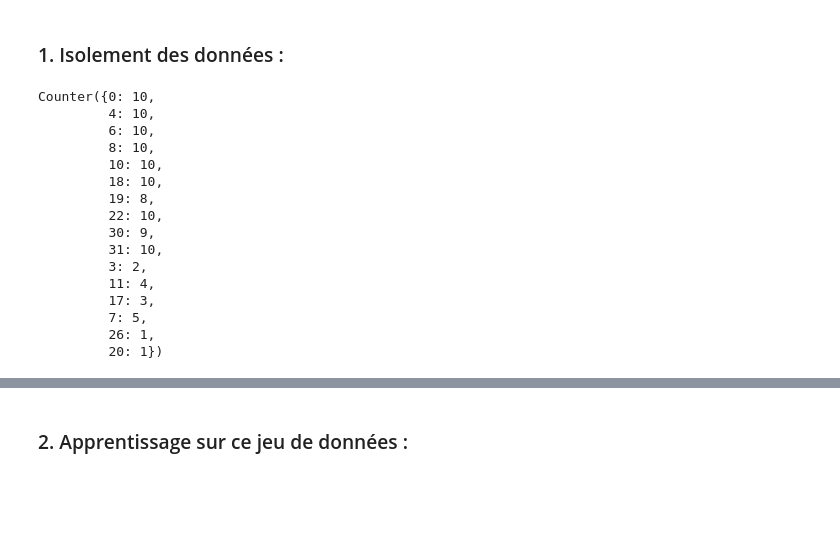
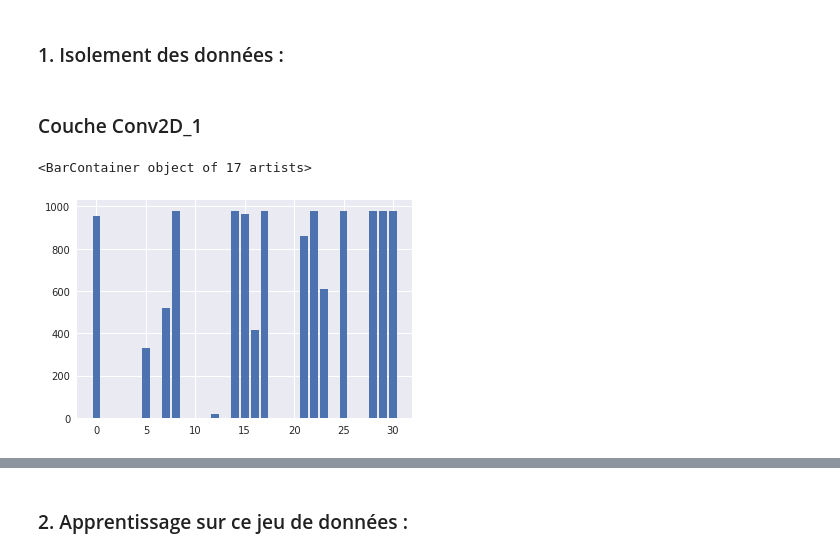
Before and after one commit to rgear/projet_BE, a Jupyter notebook: Mnist_intermediaire.ipynb, the cells around one changed output, grey strips where cells are left out. Cells and saved outputs as stored; diff of their text form; code cells hidden in the pictures; blank space fills up the shorter version.

```diff
--- a/Mnist_intermediaire.ipynb
+++ b/Mnist_intermediaire.ipynb
@@ -366,30 +366,32 @@ def Segregation_label_pd(data, label):
     data_isolated = np.array(data_isolated)
     index_isolated = np.array(index_isolated)
     return data_isolated,index_isolated
-# %%
-index_label = Segregation_label_pd(Dtest, 0)[1]
-A=[]
-imgs = Conv2D_1_imgs
-for i in index_label[:10]:
-    index_active_filter = selection_4(imgs[i,:,:,:])
-    A.extend(index_active_filter)
-# %%
-import collections
-collections.Counter(A)
-# %% [output]
-Counter({0: 10,
-         4: 10,
-         6: 10,
-         8: 10,
-         10: 10,
-         18: 10,
-         19: 8,
-         22: 10,
-         30: 9,
-         31: 10,
-         3: 2,
-         11: 4,
-         17: 3,
-         7: 5,
-         26: 1,
-         20: 1})
+# %%
+def index_active_label_set (data,label,imgs,nb_image=None) : # cette fonction nous rend en sortie l 'ensemble des
+                                # filtres activés sur toute la base de données passée en paramètre
+    index_label = Segregation_label_pd(data, label)[1]
+
+    if nb_image == None :
+        nb_image = len(index_label)
+
+    A=[]
+    for i in index_label[:nb_image]:
+        index_active_filter = selection_4(imgs[i,:,:,:])
+        A.extend(index_active_filter)
+    return A
+# %%
+import collections
+
+def conversion(A) : # cette fonction prend en parametre l'ensemble des filtres actifs pour un label donné, et renvoie
+                    # en sortie deux tableaux, filtres et apparition.
+                    # cette fonction va nous aider à ploter l histogramme
+    x = collections.Counter(A)
+    # on passe par un dictionnaire pour effectuer la conversion
+    filtre = []
+    apparition = []
+    for key, value in x.items():
+        filtre += [key]
+        apparition += [value]
+    filtre = np.array(filtre)
+    apparition = np.array(apparition)
+    return filtre,apparition
@@ -395,0 +400,14 @@ Counter({0: 10,
+# %% [markdown]
+###  Couche Conv2D_1
+# %%
+data = Dtest
+label = 0
+imgs = Conv2D_1_imgs
+
+A = index_active_label_set (data,label,imgs)
+x = collections.Counter(A)
+filtre,apparition = conversion(x)
+plt.bar(filtre,apparition)
+# %% [output]
+<BarContainer object of 17 artists>
+[figure, added]
```
Also changed, not shown: parts of 22 cells of this notebook.
